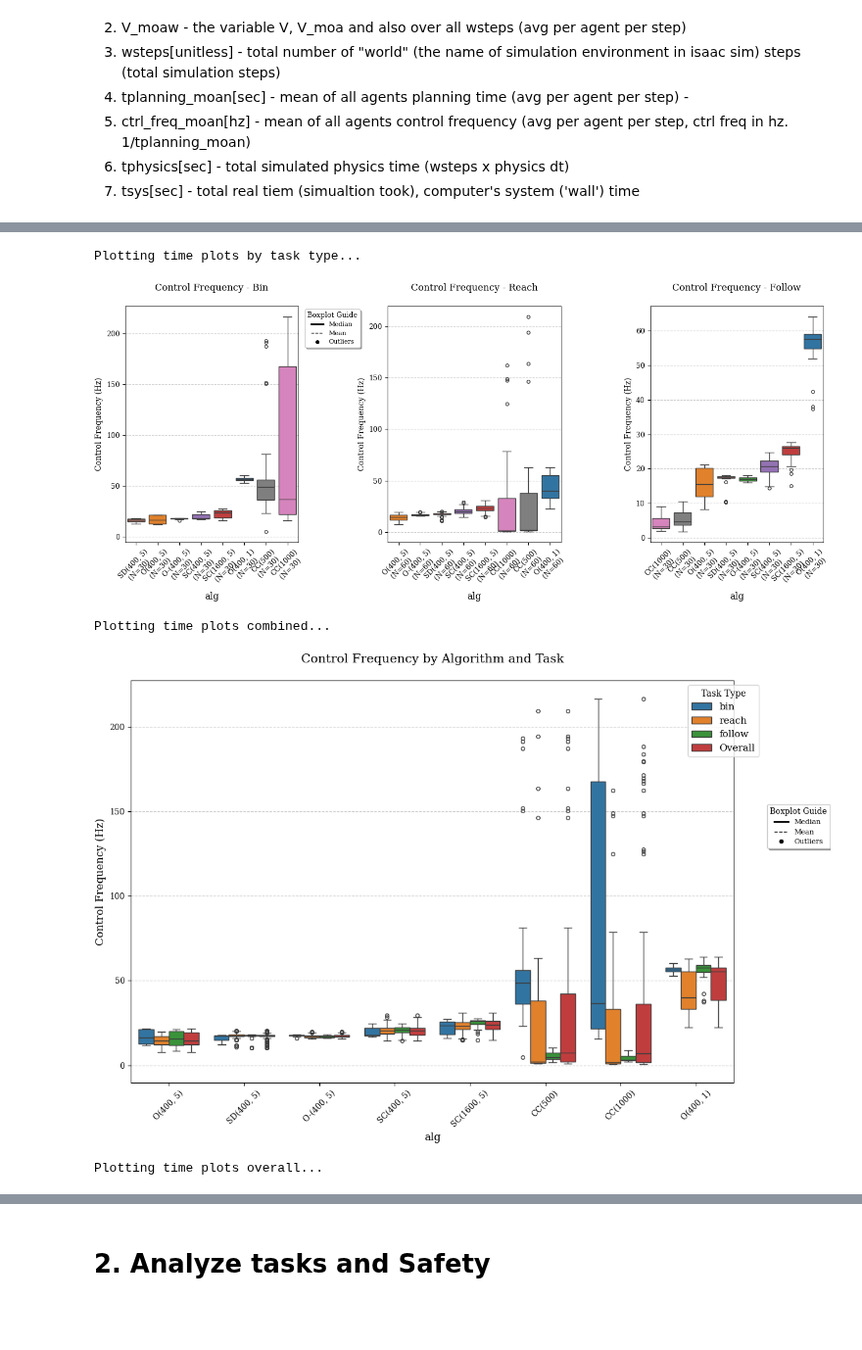
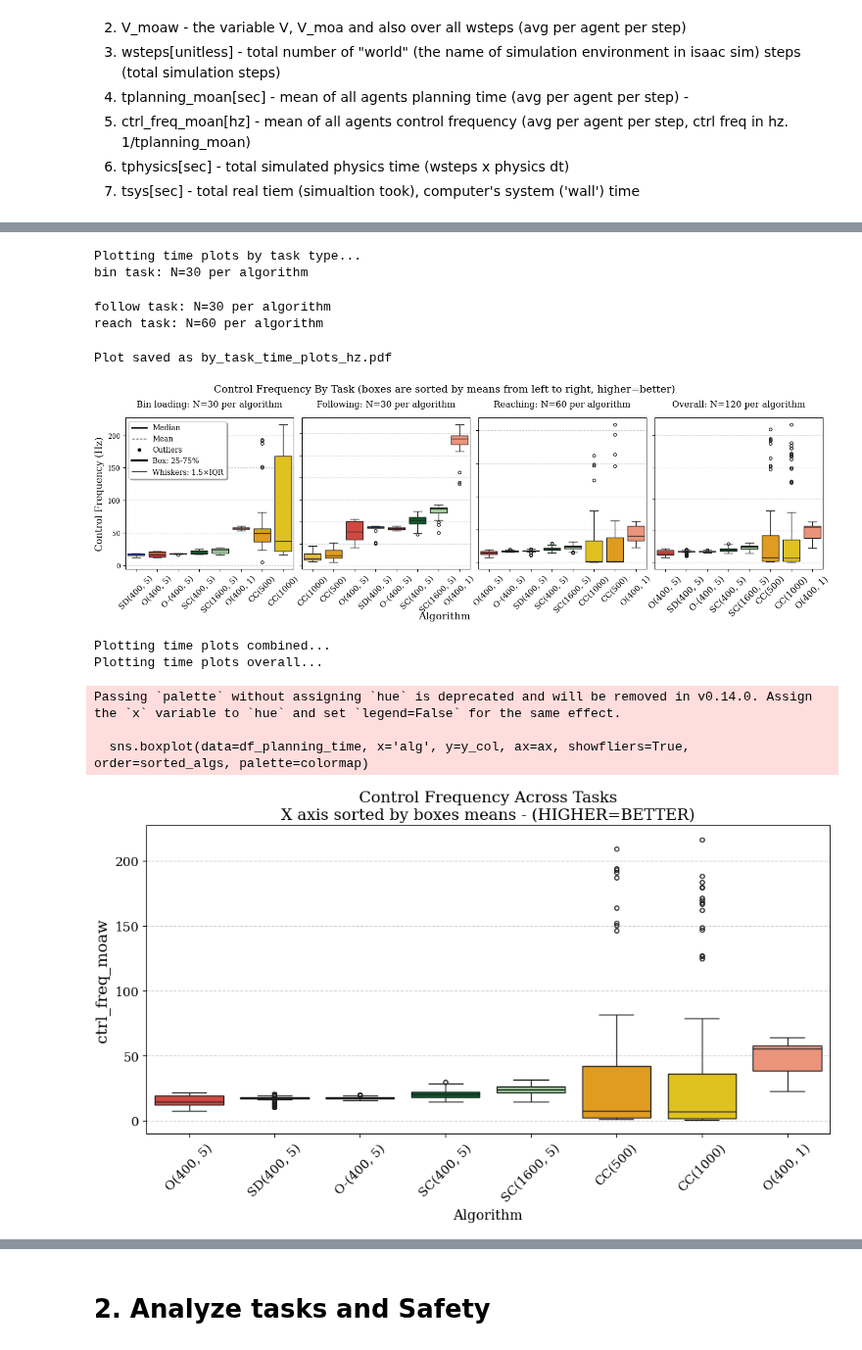
Before and after one commit to Dan7171/rl_for_curobo, a Jupyter notebook: projects_root/experiments/analysis_test_cluster.ipynb, the cells around one changed output, grey strips where cells are left out. Shown at 98% size. Drawn from its saved outputs; the diff is of its cells as text; code cells hidden in the pictures; blank space fills up the shorter version.

```diff
--- a/projects_root/experiments/analysis_test_cluster.ipynb
+++ b/projects_root/experiments/analysis_test_cluster.ipynb
@@ -1237,0 +1396,3 @@ def make_time_plots(df_planning_time, hz=True, mode='by_task', save=False, sort_
+# %%
+alg_names = df_times['alg'].unique()
+alg_colors = make_colormap(alg_names)
@@ -1238,14 +1402,21 @@ def make_time_plots(df_planning_time, hz=True, mode='by_task', save=False, sort_
 # %%
 if time_analysis:
     print('Plotting time plots by task type...')
-    make_time_plots(df_times, hz=True, mode='by_task',save=False)
+    make_time_plots(df_times, hz=True, mode='by_task',save=True,colormap=alg_colors)
     print('Plotting time plots combined...')
-    make_time_plots(df_times, hz=True, mode='combined',save=False)
+    # make_time_plots(df_times, hz=True, mode='combined',save=False,colormap=alg_colors)
     print('Plotting time plots overall...')
-    make_time_plots(df_times, hz=True, mode='overall',save=False)
+    make_time_plots(df_times, hz=True, mode='overall',save=False,colormap=alg_colors)
 # %% [output]
 Plotting time plots by task type...
+bin task: N=30 per algorithm
+follow task: N=30 per algorithm
+reach task: N=60 per algorithm
+Plot saved as by_task_time_plots_hz.pdf
-[figure, old version]
+[figure, new version]
-Plotting time plots combined...
+Plotting time plots combined...
+Plotting time plots overall...
+Passing `palette` without assigning `hue` is deprecated and will be removed in v0.14.0. Assign the `x` variable to `hue` and set `legend=False` for the same effect.
+
+  sns.boxplot(data=df_planning_time, x='alg', y=y_col, ax=ax, showfliers=True, order=sorted_algs, palette=colormap)
-[figure, old version]
+[figure, new version]
-Plotting time plots overall...
```
Also changed, not shown: parts of 23 cells of this notebook.
